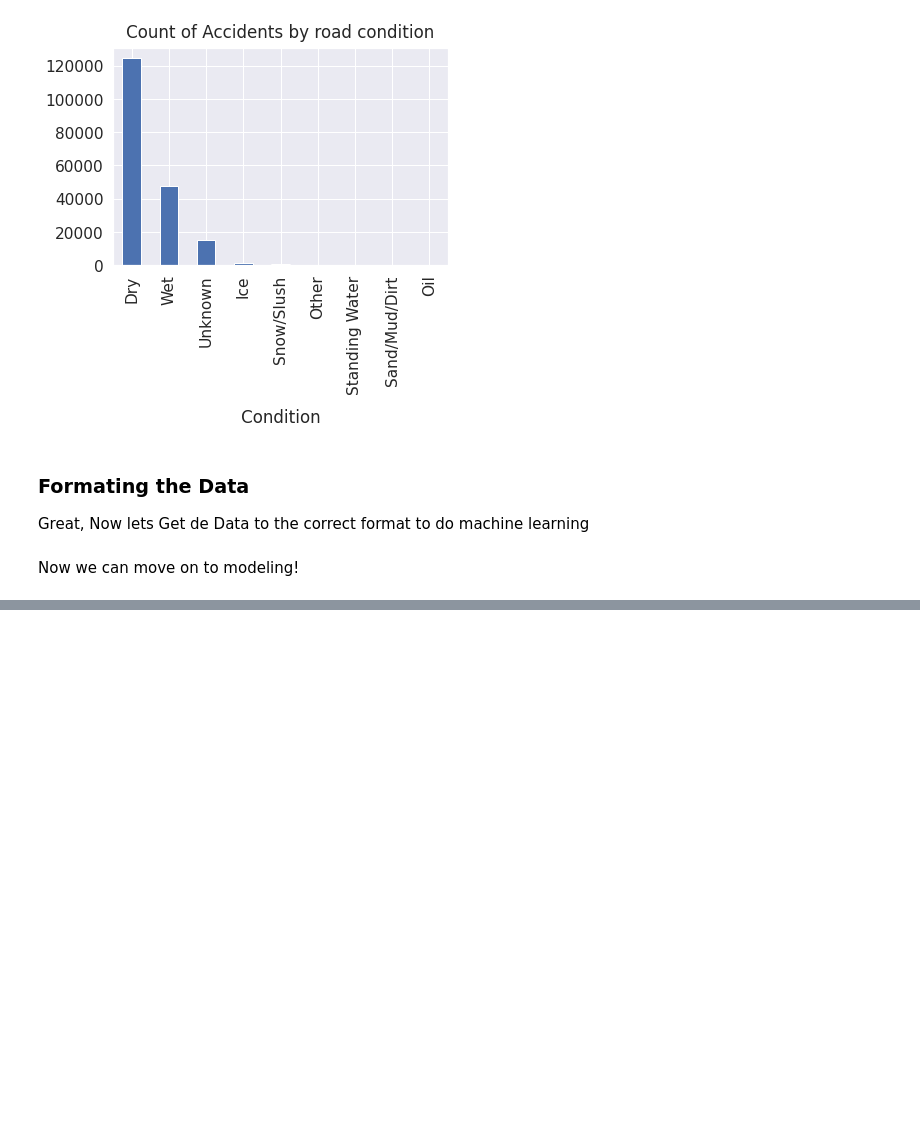
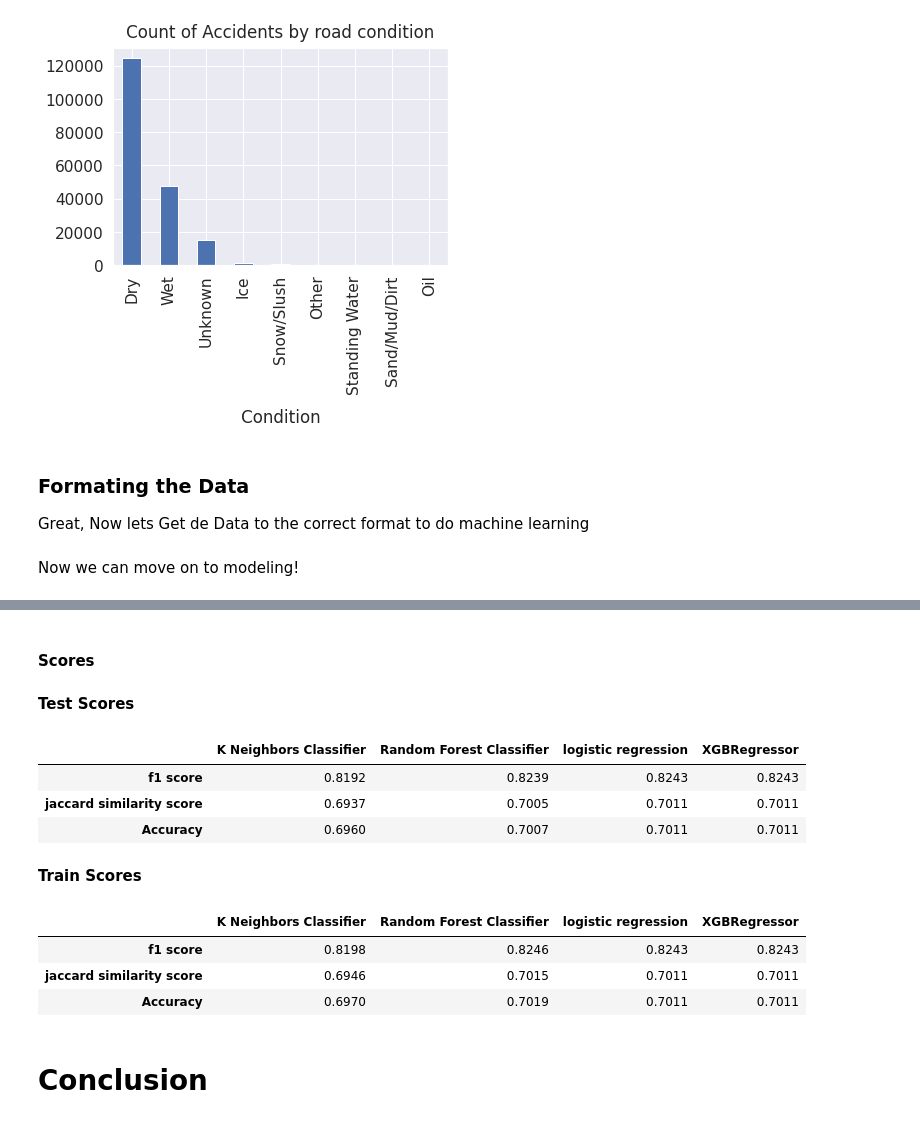
Before and after one commit to Benider/Coursera_Capstone, a Jupyter notebook: Coursera_Capstone.ipynb, the cells around one changed output, grey strips where cells are left out. Cells and saved outputs as stored; diff of their text form; code cells hidden in the pictures; blank space fills up the shorter version.

```diff
--- a/Coursera_Capstone.ipynb
+++ b/Coursera_Capstone.ipynb
@@ -203,0 +314,4 @@ Now we can move on to modeling!
+# %%
+lr_test_predictions = lr.predict(X_test)
+# %%
+xgb_test_predictions = xgb.predict(X_test)
@@ -203,0 +328,27 @@ Now we can move on to modeling!
+# %% [markdown]
+#### Scores
+# %%
+models = [knn,rfc,lr,xgb]
+headers = ['K Neighbors Classifier', 'Random Forest Classifier', 'logistic regression','XGBRegressor']
+prediction = [knn_test_predictions, rfc_test_predictions, lr_test_predictions, xgb_test_predictions]
+train_prediction = [knn_train_predictions, rfc_train_predictions, lr_train_predictions, xgb_train_predictions]
+# %% [markdown]
+**Test Scores**
+# %%
+test_scores = pd.DataFrame()
+for model, predictions in zip(models, prediction):
+    f1 = round(f1_score(y_test, predictions), 4)
+    jac = round(jaccard_score(y_test, predictions), 4)
+    accuracy = round(accuracy_score(y_test, predictions), 4)
+    test_scores[str(model)] = [f1, jac, accuracy]
+test_scores.index = ['f1 score', 'jaccard similarity score', 'Accuracy']
+test_scores.columns = headers
+# %%
+test_scores
+# %% [output]
+|  | K Neighbors Classifier | Random Forest Classifier | logistic regression | XGBRegressor |
+| f1 score | 0.8192 | 0.8239 | 0.8243 | 0.8243 |
+| jaccard similarity score | 0.6937 | 0.7005 | 0.7011 | 0.7011 |
+| Accuracy | 0.6960 | 0.7007 | 0.7011 | 0.7011 |
+# %% [markdown]
+**Train Scores**
@@ -203,0 +364,9 @@ Now we can move on to modeling!
+# %%
+train_scores
+# %% [output]
+|  | K Neighbors Classifier | Random Forest Classifier | logistic regression | XGBRegressor |
+| f1 score | 0.8198 | 0.8246 | 0.8243 | 0.8243 |
+| jaccard similarity score | 0.6946 | 0.7015 | 0.7011 | 0.7011 |
+| Accuracy | 0.6970 | 0.7019 | 0.7011 | 0.7011 |
+# %% [markdown]
+# Conclusion
```
Also changed, not shown: parts of 33 cells of this notebook.
